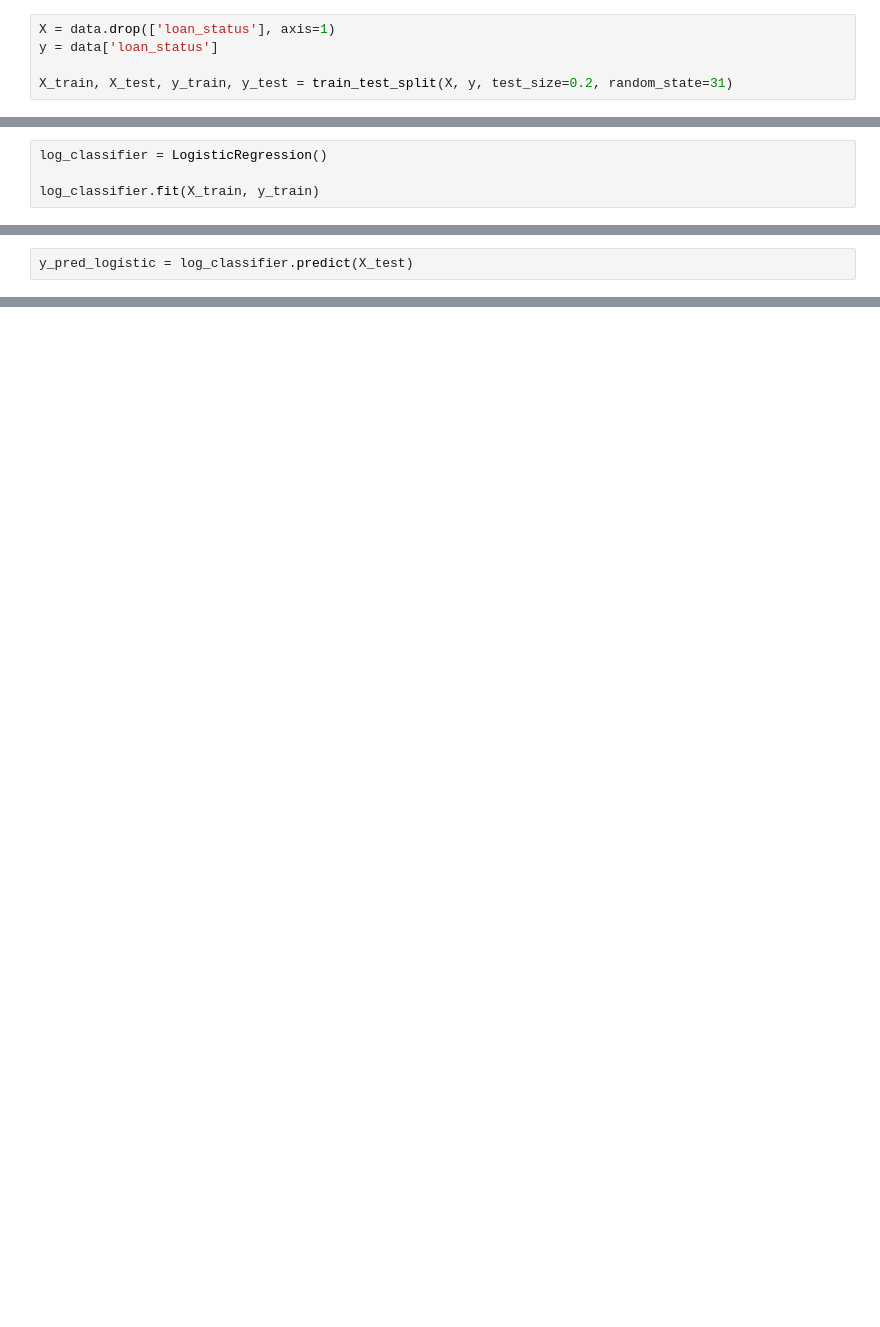
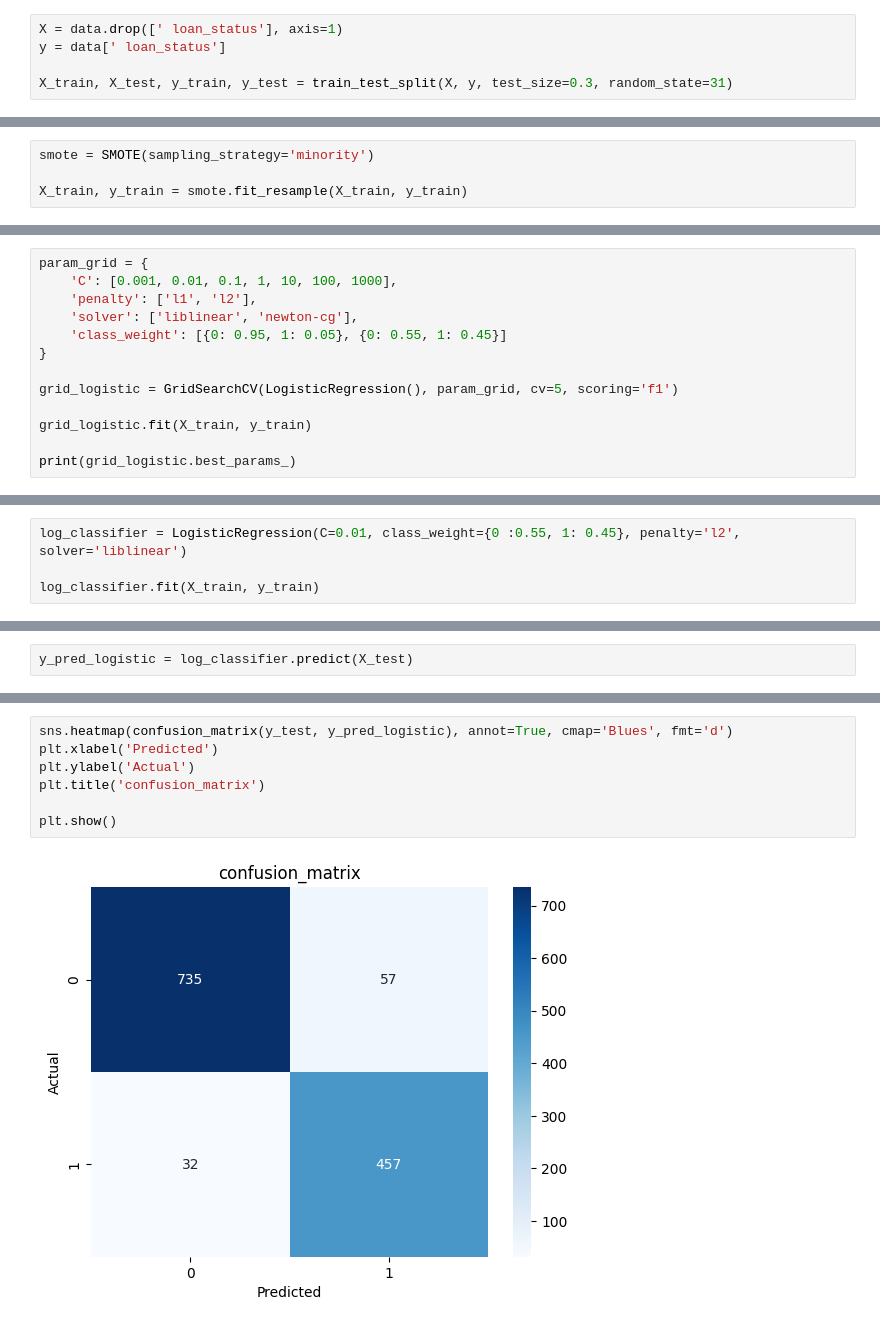
Before and after one commit to AmirrezaMadadi/loan-approval-prediction, a Jupyter notebook: loan_approval_prediction.ipynb, the cells around one changed output, grey strips where cells are left out. Cells and saved outputs as stored; diff of their text form; blank space fills up the shorter version.

```diff
--- a/loan_approval_prediction.ipynb
+++ b/loan_approval_prediction.ipynb
@@ -303,5 +221,5 @@ dtype: int64
 # %%
-X = data.drop(['loan_status'], axis=1)
-y = data['loan_status']
+X = data.drop([' loan_status'], axis=1)
+y = data[' loan_status']
 
-X_train, X_test, y_train, y_test = train_test_split(X, y, test_size=0.2, random_state=31)
+X_train, X_test, y_train, y_test = train_test_split(X, y, test_size=0.3, random_state=31)
@@ -307,0 +228,4 @@ X_train, X_test, y_train, y_test = train_test_split(X, y, test_size=0.2, random_
+# %%
+smote = SMOTE(sampling_strategy='minority')
+
+X_train, y_train = smote.fit_resample(X_train, y_train)
@@ -307,0 +236,13 @@ X_train, X_test, y_train, y_test = train_test_split(X, y, test_size=0.2, random_
+# %%
+param_grid = {
+    'C': [0.001, 0.01, 0.1, 1, 10, 100, 1000],
+    'penalty': ['l1', 'l2'],
+    'solver': ['liblinear', 'newton-cg'],
+    'class_weight': [{0: 0.95, 1: 0.05}, {0: 0.55, 1: 0.45}]
+}
+
+grid_logistic = GridSearchCV(LogisticRegression(), param_grid, cv=5, scoring='f1')
+
+grid_logistic.fit(X_train, y_train)
+
+print(grid_logistic.best_params_)
@@ -308,5 +253,5 @@ X_train, X_test, y_train, y_test = train_test_split(X, y, test_size=0.2, random_
 # %%
-log_classifier = LogisticRegression()
+log_classifier = LogisticRegression(C=0.01, class_weight={0 :0.55, 1: 0.45}, penalty='l2', solver='liblinear')
 
 log_classifier.fit(X_train, y_train)
 # %% [output]
@@ -328,0 +269,9 @@ np.float64(0.89375)
+# %%
+sns.heatmap(confusion_matrix(y_test, y_pred_logistic), annot=True, cmap='Blues', fmt='d')
+plt.xlabel('Predicted')
+plt.ylabel('Actual')
+plt.title('confusion_matrix')
+
+plt.show()
+# %% [output]
+[figure, added]
```
Also changed, not shown: parts of 104 cells of this notebook.
